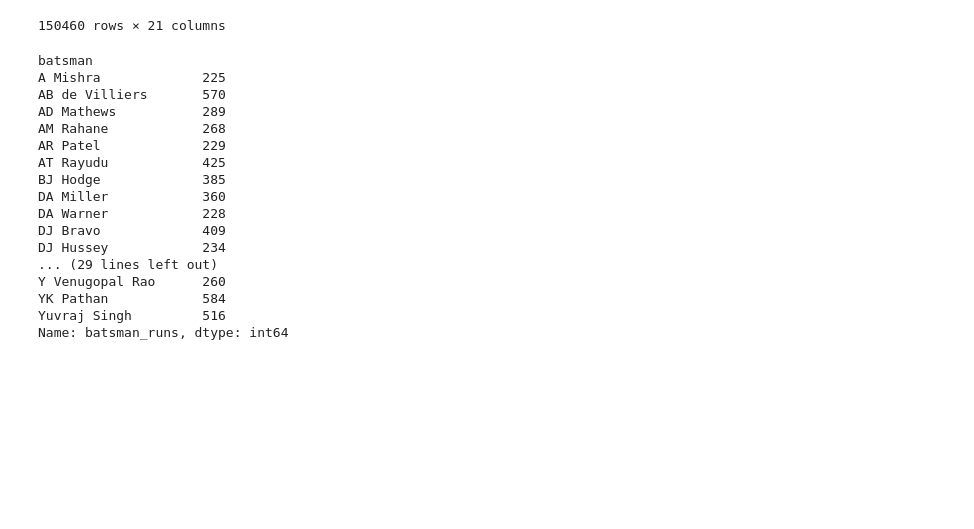
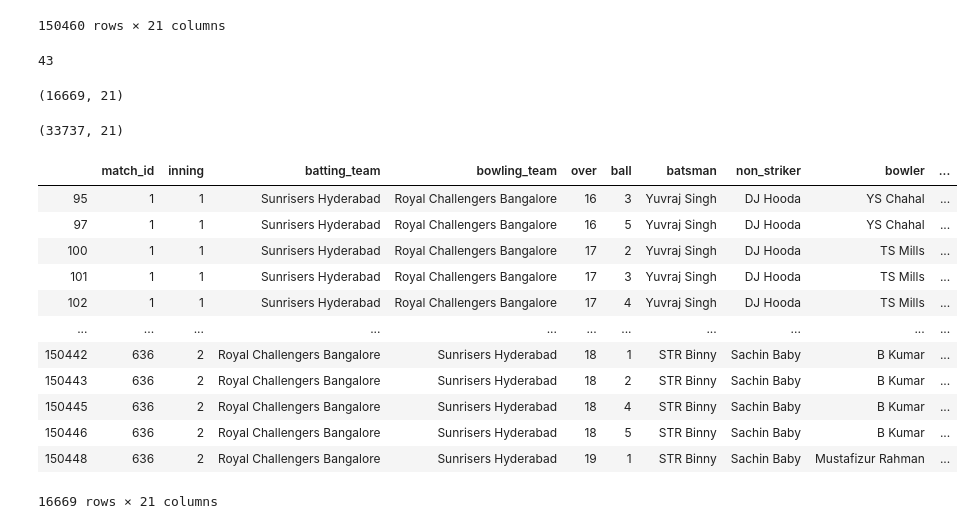
Before and after one commit to soutickghosh/pandas, a Jupyter notebook: Pandas.ipynb, the cells around one changed output. Cells and saved outputs as stored; diff of their text form; code cells hidden in the pictures; blank space fills up the shorter version.

```diff
--- a/Pandas.ipynb
+++ b/Pandas.ipynb
@@ -1047,26 +1047,35 @@ delivery
 | 150459 | 636 | 2 | Royal Challengers Bangalore | Sunrisers Hyderabad | 20 | 6 | Iqbal Abdulla | Sachin Baby | B Kumar | ... |
 150460 rows × 21 columns
 # %%
-new=delivery[delivery['over']>15]
-x=new.groupby('batsman').count()['batsman_runs']
-y=x[x>200]
+death=delivery[delivery['over']>15]
+x=death.groupby('batsman').count()['batsman_runs']
+y=x[x>200].index.tolist()
+len(y)
+# %% [output]
+43
-# %%
-y
-# %% [output]
-batsman
-A Mishra             225
-AB de Villiers       570
-AD Mathews           289
-AM Rahane            268
-AR Patel             229
-AT Rayudu            425
-BJ Hodge             385
-DA Miller            360
-DA Warner            228
-DJ Bravo             409
-DJ Hussey            234
-... (29 lines left out)
-Y Venugopal Rao      260
-YK Pathan            584
-Yuvraj Singh         516
-Name: batsman_runs, dtype: int64
+# %%
+final=death[death['batsman'].isin(y)]
+# %%
+final.shape
+# %% [output]
+(16669, 21)
+# %%
+death.shape
+# %% [output]
+(33737, 21)
+# %%
+final
+# %% [output]
+|  | match_id | inning | batting_team | bowling_team | over | ball | batsman | non_striker | bowler | ... |
+| 95 | 1 | 1 | Sunrisers Hyderabad | Royal Challengers Bangalore | 16 | 3 | Yuvraj Singh | DJ Hooda | YS Chahal | ... |
+| 97 | 1 | 1 | Sunrisers Hyderabad | Royal Challengers Bangalore | 16 | 5 | Yuvraj Singh | DJ Hooda | YS Chahal | ... |
+| 100 | 1 | 1 | Sunrisers Hyderabad | Royal Challengers Bangalore | 17 | 2 | Yuvraj Singh | DJ Hooda | TS Mills | ... |
+| 101 | 1 | 1 | Sunrisers Hyderabad | Royal Challengers Bangalore | 17 | 3 | Yuvraj Singh | DJ Hooda | TS Mills | ... |
+| 102 | 1 | 1 | Sunrisers Hyderabad | Royal Challengers Bangalore | 17 | 4 | Yuvraj Singh | DJ Hooda | TS Mills | ... |
+| ... | ... | ... | ... | ... | ... | ... | ... | ... | ... | ... |
+| 150442 | 636 | 2 | Royal Challengers Bangalore | Sunrisers Hyderabad | 18 | 1 | STR Binny | Sachin Baby | B Kumar | ... |
+| 150443 | 636 | 2 | Royal Challengers Bangalore | Sunrisers Hyderabad | 18 | 2 | STR Binny | Sachin Baby | B Kumar | ... |
+| 150445 | 636 | 2 | Royal Challengers Bangalore | Sunrisers Hyderabad | 18 | 4 | STR Binny | Sachin Baby | B Kumar | ... |
+| 150446 | 636 | 2 | Royal Challengers Bangalore | Sunrisers Hyderabad | 18 | 5 | STR Binny | Sachin Baby | B Kumar | ... |
+| 150448 | 636 | 2 | Royal Challengers Bangalore | Sunrisers Hyderabad | 19 | 1 | STR Binny | Sachin Baby | Mustafizur Rahman | ... |
+16669 rows × 21 columns
```
Also changed, not shown: parts of 11 cells of this notebook.
